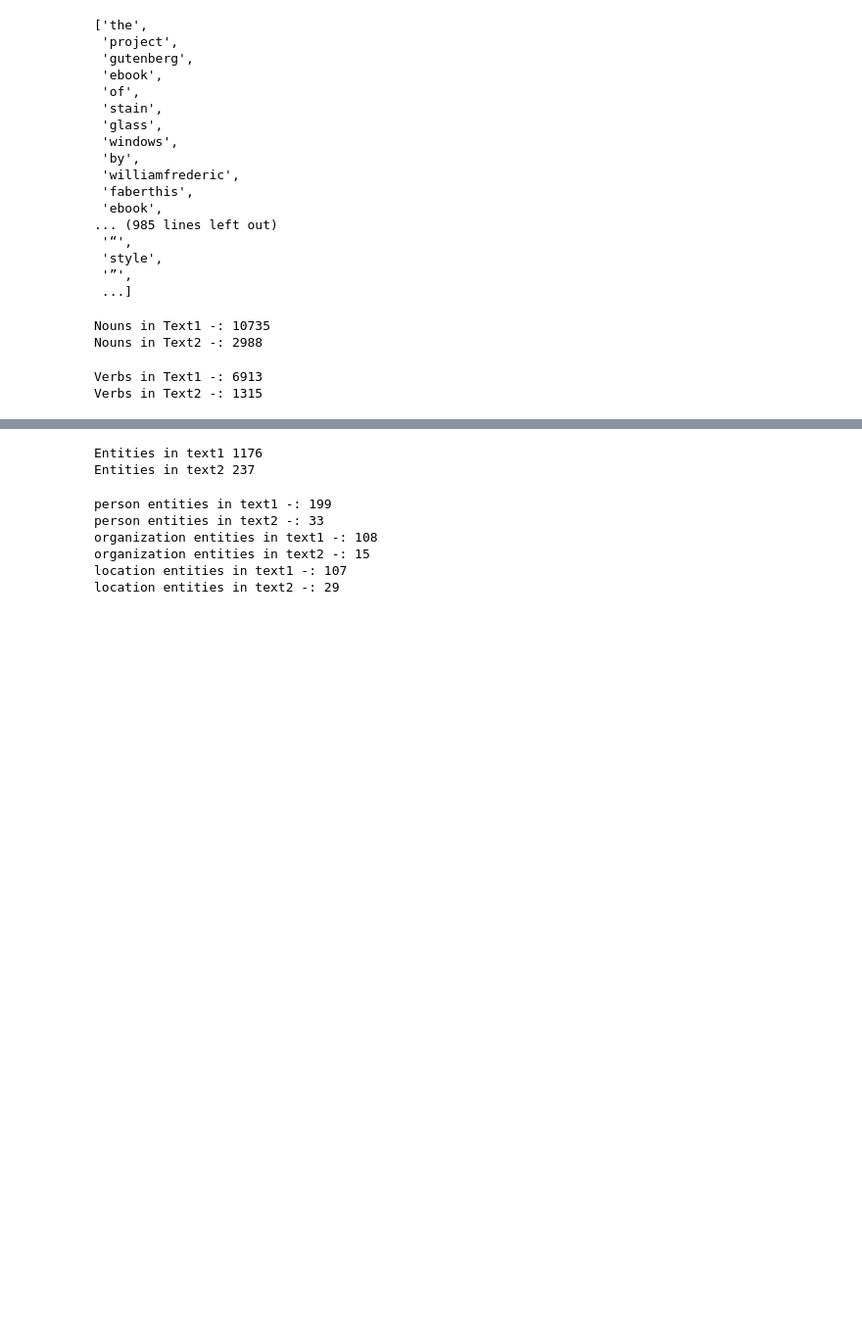
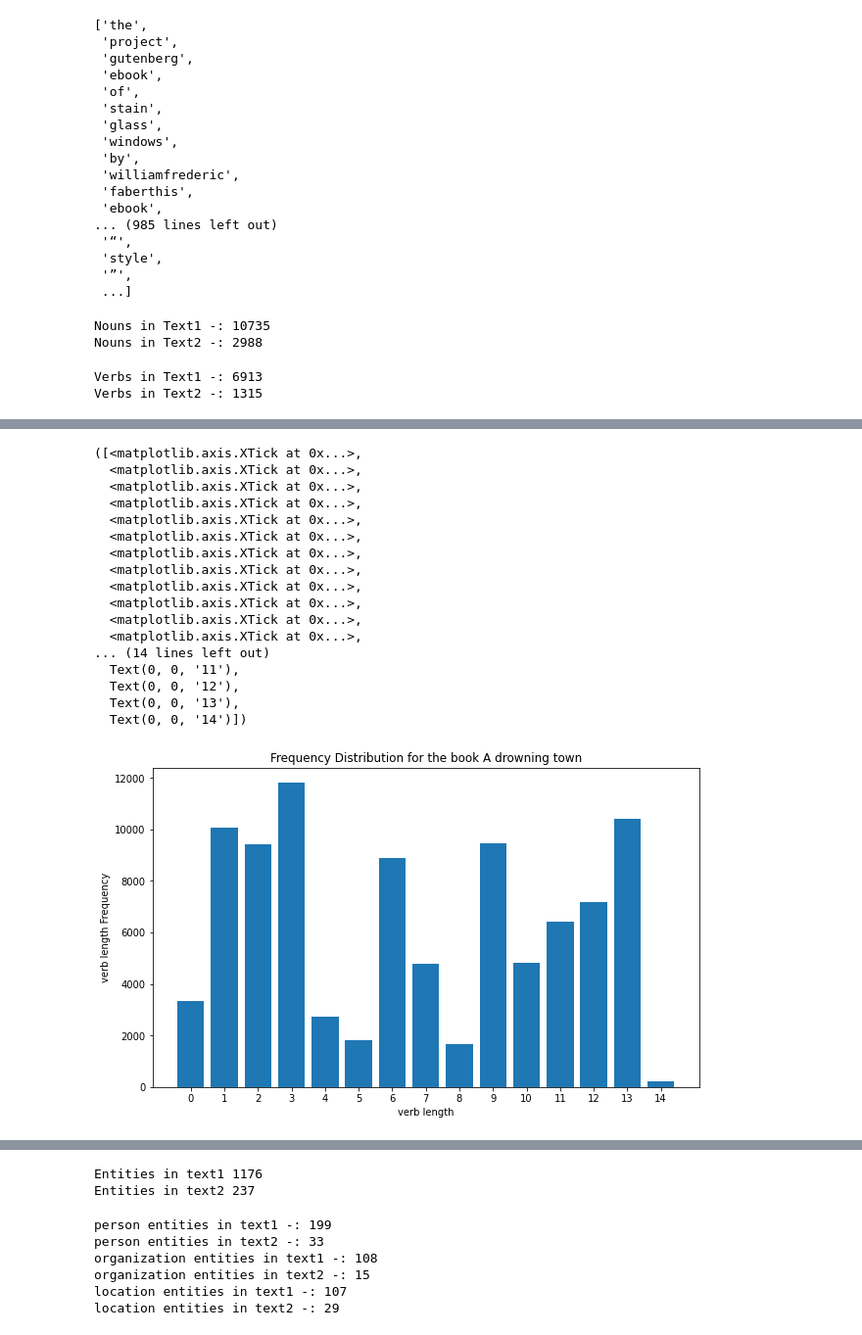
Before and after one commit to Devu-Goyal/NLP-Project-Round-1, a Jupyter notebook: NLP_round_2.ipynb, the cells around one changed output, grey strips where cells are left out. Shown at 98% size. Drawn from its saved outputs; the diff is of its cells as text; code cells hidden in the pictures; blank space fills up the shorter version.

```diff
--- a/NLP_round_2.ipynb
+++ b/NLP_round_2.ipynb
@@ -255 +284,30 @@ plt.xticks(ticks, range(len(labels)))
+# %%
+labels, counts = np.unique(verbSet1,return_counts=True)
+ticks = range(len(counts))
+
+plt.figure(figsize=(10,6))
+plt.xlabel('verb length')
+plt.ylabel('verb length Frequency')
+plt.title('Frequency Distribution for the book A drowning town')
+plt.bar(ticks,counts, align='center')
+plt.xticks(ticks, range(len(labels)))
+# %% [output]
+([<matplotlib.axis.XTick at 0x...>,
+  <matplotlib.axis.XTick at 0x...>,
+  <matplotlib.axis.XTick at 0x...>,
+  <matplotlib.axis.XTick at 0x...>,
+  <matplotlib.axis.XTick at 0x...>,
+  <matplotlib.axis.XTick at 0x...>,
+  <matplotlib.axis.XTick at 0x...>,
+  <matplotlib.axis.XTick at 0x...>,
+  <matplotlib.axis.XTick at 0x...>,
+  <matplotlib.axis.XTick at 0x...>,
+  <matplotlib.axis.XTick at 0x...>,
+  <matplotlib.axis.XTick at 0x...>,
+... (14 lines left out)
+  Text(0, 0, '11'),
+  Text(0, 0, '12'),
+  Text(0, 0, '13'),
+  Text(0, 0, '14')])
+[figure, added]
 # %%
```
Also changed, not shown: parts of 6 cells of this notebook.
